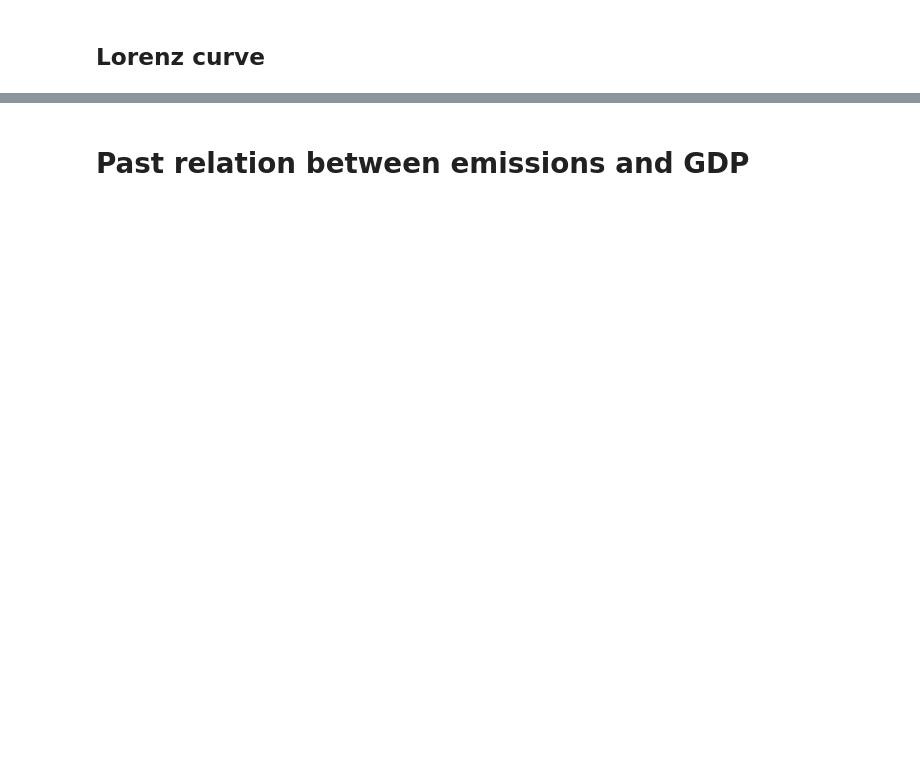
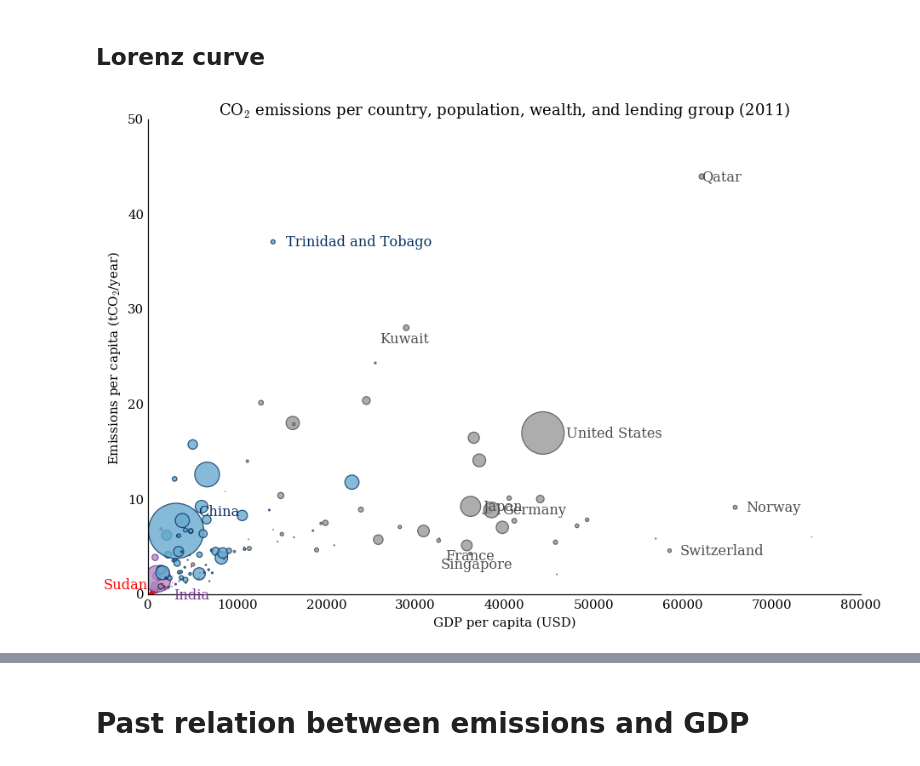
Before and after one commit to adrivsh/hh_emi_ineq, a Jupyter notebook: countries_emis_ineq_new.ipynb, the cells around one changed output, grey strips where cells are left out. Cells and saved outputs as stored; diff of their text form; code cells hidden in the pictures; blank space fills up the shorter version.

```diff
--- a/countries_emis_ineq_new.ipynb
+++ b/countries_emis_ineq_new.ipynb
@@ -112,4 +174,65 @@ colors = {
 edgecolors = {
     'IDA':"#ff0000", 'IBRD':"#053061", '..':"#4d4d4d", 'Blend':"#7b3294"
 }
+# %%
+dsimple = data_all.query("year=='2011'")[["country","pop","gdp_pc","emis_coo","emis_coo_pc"]].sort_values(by="gdp_pc")
+
+dsimple["country_color"] = dsimple.country.replace(lending_group.replace(colors))
+
+names_=dsimple["country"]
+logical=names_.isin(["United States","India","China","Qatar","Trinidad and Tobago", "Sudan",
+                    "Japan","Germany","Switzerland" , "Norway", "Singapore", "France", "Kuwait"])
+#+ names_.replace(lending_group).isin(["Blend"])
+
+dsimple.to_excel("fig6.3_not_cumulative__.xlsx")
+
+plt.figure(figsize=(12,8))
+x=dsimple["gdp_pc"]
+y=dsimple["emis_coo_pc"]
+plt.scatter(x,y, s=1.5*dsimple["emis_coo"]/5e6, alpha=0.8,
+            c=dsimple.country.replace(lending_group.replace(colors)),
+            edgecolors=dsimple.country.replace(lending_group.replace(edgecolors)))
+plt.xlim(0,80000)
+
+
+
+offsets ={
+    "United States":(22,0),"India":(15,-15),"China":(21,18),
+    "Russian Federation":(14,1),"Sudan":(-50,5),
+    "Japan":(12,0),"Germany":(10,0),"France":(-20, -10),
+    "Switzerland":(10,0) ,"Kuwait":(-25,-10),"Qatar":(0,0),
+    "Norway":(10,0), "Singapore":(-28,-10), "Trinidad and Tobago":(12,0)
+}
+ax=plt.gca()
+ax.spines['top'].set_color('none')
+ax.spines['right'].set_color('none')
+
+
+plt.ylim(0,50)
+
+#removes ticks
+for tic in ax.yaxis.get_major_ticks()+ax.xaxis.get_major_ticks():
+    tic.tick1On = tic.tick2On = False
+
+if (logical is not None) :
+    for label, x_, y_ in zip(names_[logical], x[logical], y[logical]):
+        plt.annotate(
+            label,
+            xy = (x_, y_), xytext = offsets[label],
+            textcoords = 'offset points', ha = 'left', va = 'center',fontsize=13, color =edgecolors[lending_group[label]]
+            #bbox = nonedict(boxstyle = 'round,pad=0.5', fc = 'yellow', alpha = 0.5),
+            #arrowprops = dict(arrowstyle = '->', connectionstyle = 'arc3,rad=0')
+        )
+
+
+#plt.scatter(x.iloc[0:40],y.iloc[0:40], s=dsimple["emis_tot"].iloc[0:40]/5e6, clip_on=False, color="red",alpha=1)
+
+plt.title("CO$_2$ emissions per country, population, wealth, and lending group (2011)")
+
+plt.xlabel("GDP per capita (USD)")
+plt.ylabel("Emissions per capita (tCO$_2$/year)")
+
+plt.savefig("CO2 scatter.png")
+# %% [output]
+[figure, added]
 # %%
```
Also changed, not shown: parts of 45 cells of this notebook, 1 other file.
